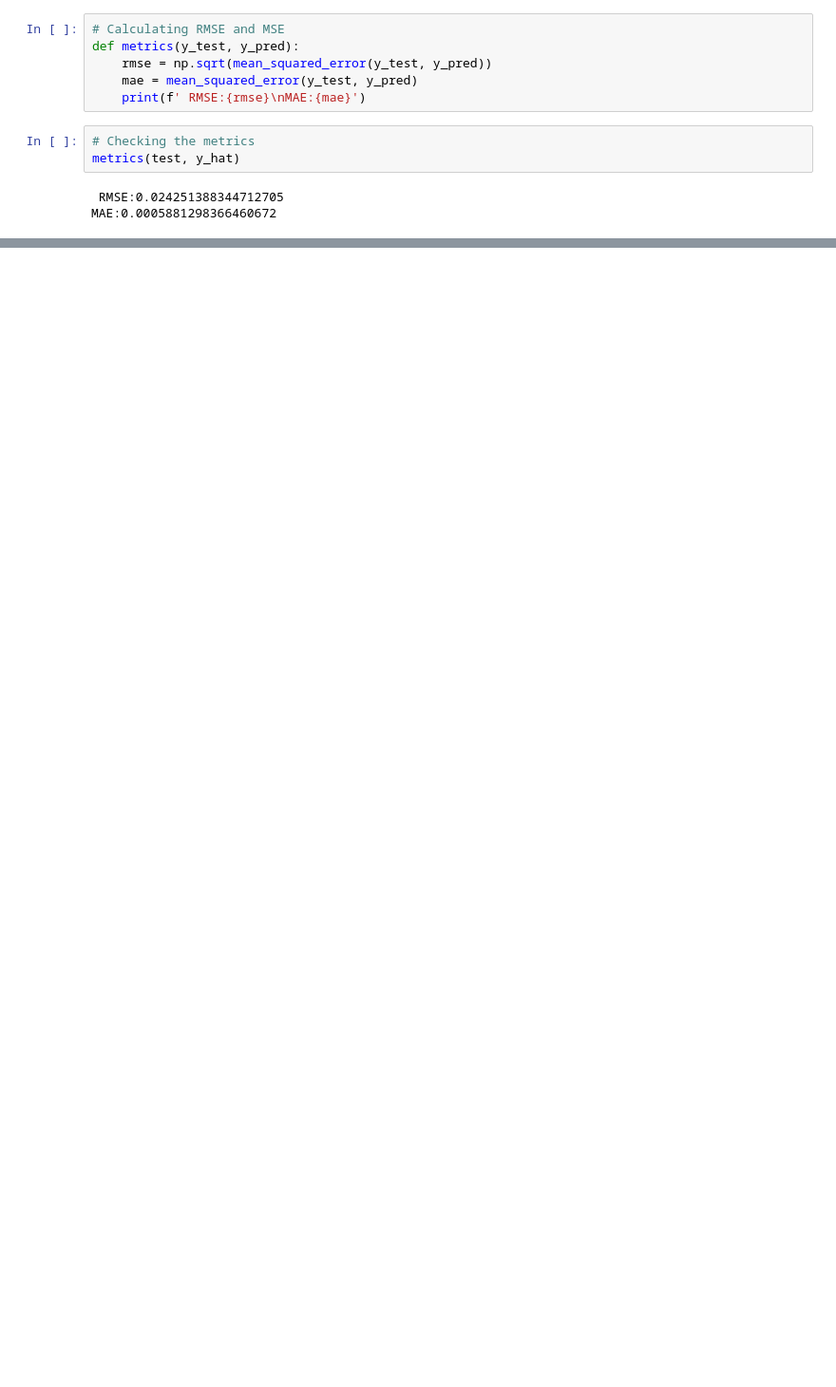
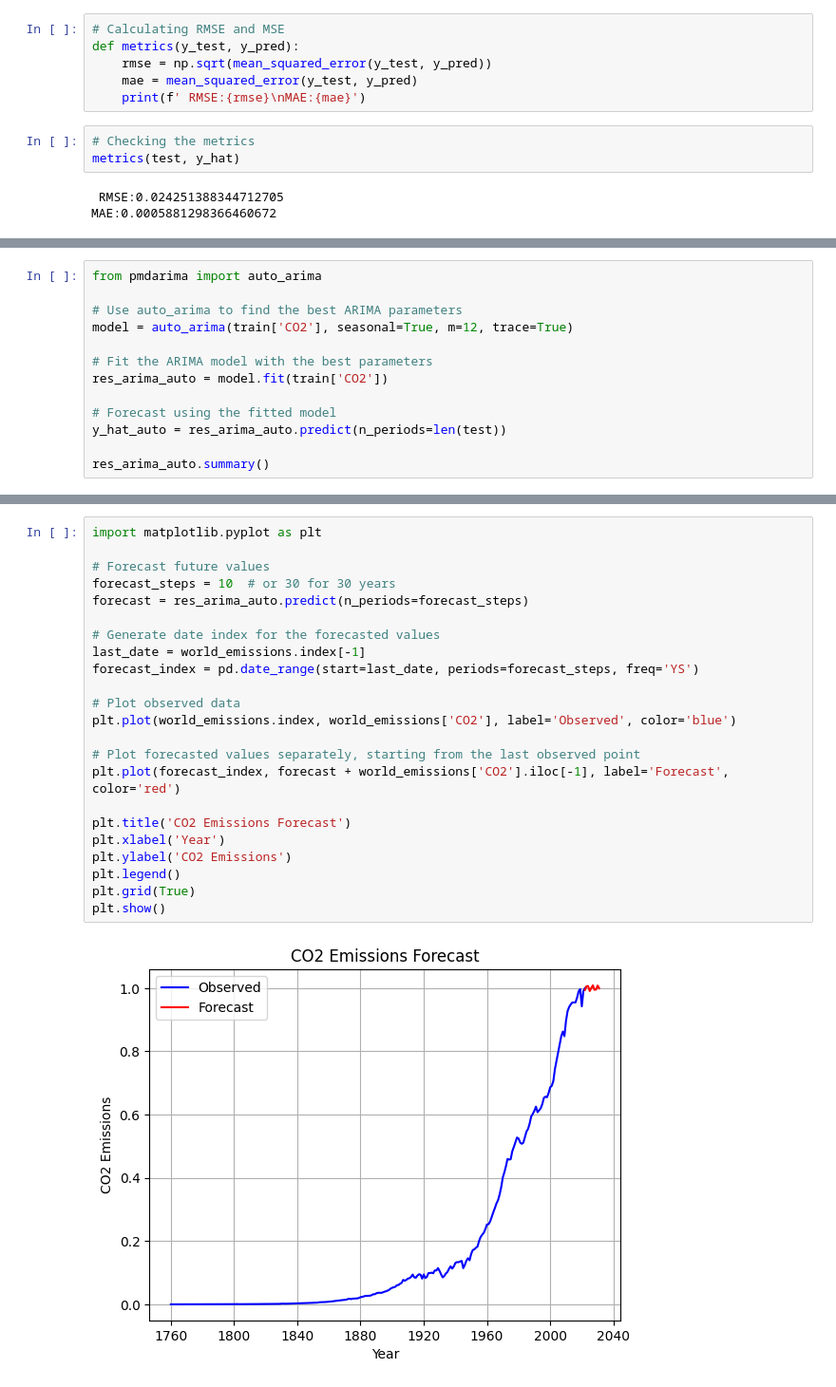
Before and after one commit to Wairimukimm/Carbon-credits-chronicles, a Jupyter notebook: Notebook.ipynb, the cells around one changed output, grey strips where cells are left out. Shown at 95% size. Cells and saved outputs as stored; diff of their text form; blank space fills up the shorter version.

Commit message:
Added 10 year

```diff
--- a/Notebook.ipynb
+++ b/Notebook.ipynb
@@ -963,0 +856,13 @@ Warnings:
+# %%
+from pmdarima import auto_arima
+
+# Use auto_arima to find the best ARIMA parameters
+model = auto_arima(train['CO2'], seasonal=True, m=12, trace=True)
+
+# Fit the ARIMA model with the best parameters
+res_arima_auto = model.fit(train['CO2'])
+
+# Forecast using the fitted model
+y_hat_auto = res_arima_auto.predict(n_periods=len(test))
+
+res_arima_auto.summary()
@@ -969,0 +915,25 @@ MAE:0.0005862830521783765
+# %%
+import matplotlib.pyplot as plt
+
+# Forecast future values
+forecast_steps = 10  # or 30 for 30 years
+forecast = res_arima_auto.predict(n_periods=forecast_steps)
+
+# Generate date index for the forecasted values
+last_date = world_emissions.index[-1]
+forecast_index = pd.date_range(start=last_date, periods=forecast_steps, freq='YS')
+
+# Plot observed data
+plt.plot(world_emissions.index, world_emissions['CO2'], label='Observed', color='blue')
+
+# Plot forecasted values separately, starting from the last observed point
+plt.plot(forecast_index, forecast + world_emissions['CO2'].iloc[-1], label='Forecast', color='red')
+
+plt.title('CO2 Emissions Forecast')
+plt.xlabel('Year')
+plt.ylabel('CO2 Emissions')
+plt.legend()
+plt.grid(True)
+plt.show()
+# %% [output]
+[figure, added]
```
Also changed, not shown: parts of 13 cells of this notebook, 1 other file.
